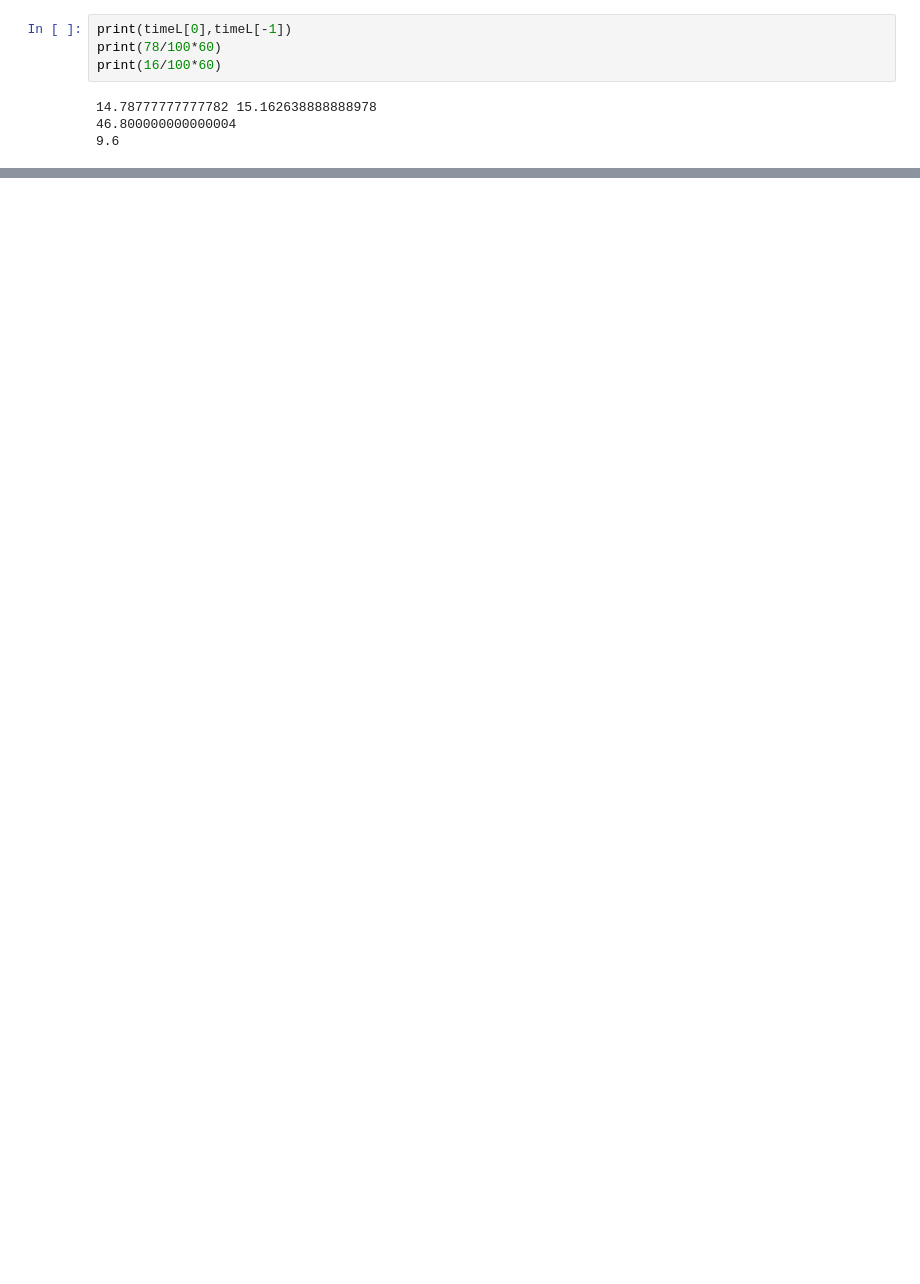
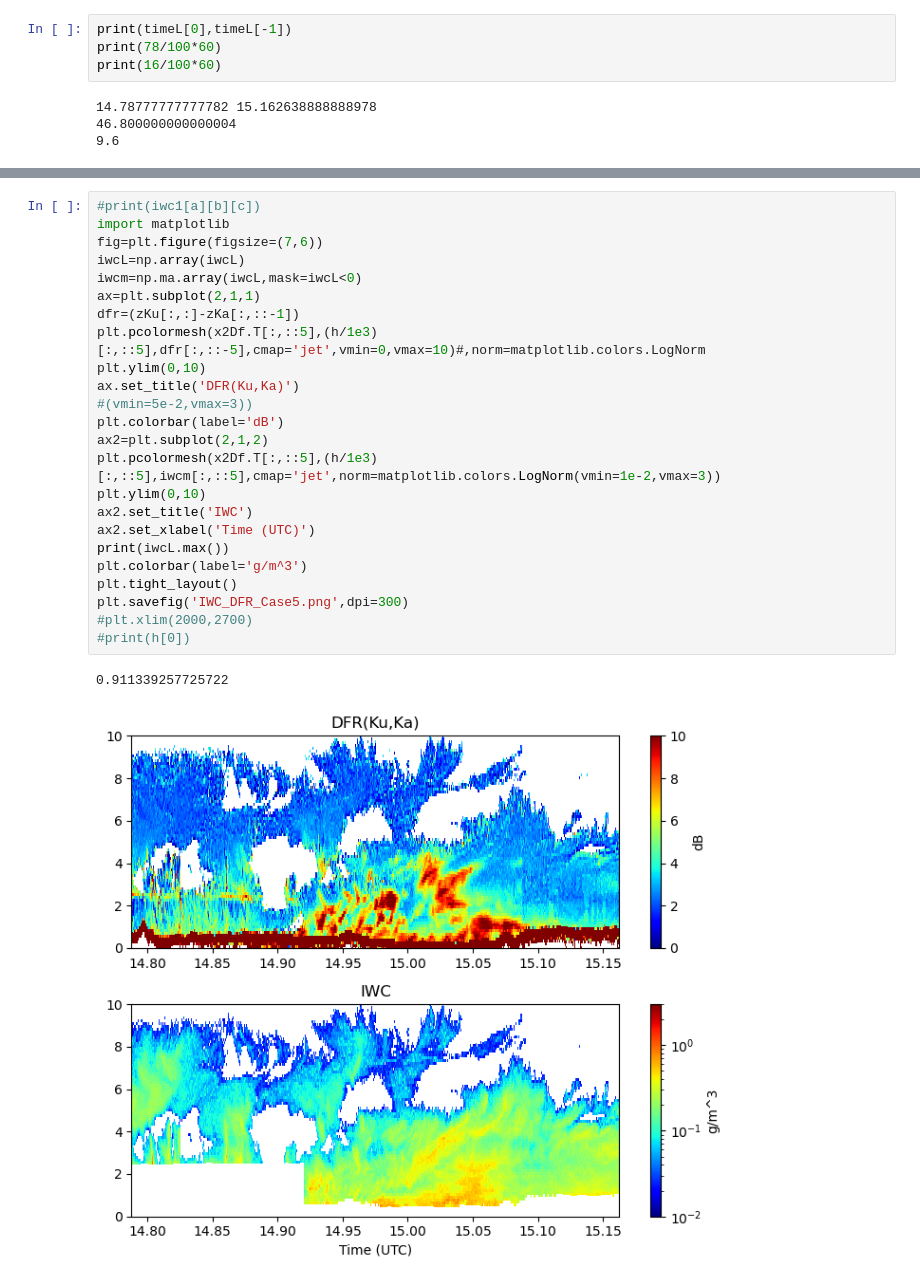
Before and after one commit to mgrecu35/aos, a Jupyter notebook: Synergy_KuW/airborne/readIMPACTS_Subset_Case5.ipynb, the cells around one changed output, grey strips where cells are left out. Cells and saved outputs as stored; diff of their text form; blank space fills up the shorter version.

```diff
--- a/Synergy_KuW/airborne/readIMPACTS_Subset_Case5.ipynb
+++ b/Synergy_KuW/airborne/readIMPACTS_Subset_Case5.ipynb
@@ -253,0 +282,27 @@ plt.pcolormesh(timeL,h[0,:],vdopKu_m[:,::-1].T,cmap='jet',vmin=-10,vmax=10)
+# %%
+#print(iwc1[a][b][c])
+import matplotlib
+fig=plt.figure(figsize=(7,6))
+iwcL=np.array(iwcL)
+iwcm=np.ma.array(iwcL,mask=iwcL<0)
+ax=plt.subplot(2,1,1)
+dfr=(zKu[:,:]-zKa[:,::-1])
+plt.pcolormesh(x2Df.T[:,::5],(h/1e3)[:,::5],dfr[:,::-5],cmap='jet',vmin=0,vmax=10)#,norm=matplotlib.colors.LogNorm
+plt.ylim(0,10)
+ax.set_title('DFR(Ku,Ka)')
+#(vmin=5e-2,vmax=3))
+plt.colorbar(label='dB')
+ax2=plt.subplot(2,1,2)
+plt.pcolormesh(x2Df.T[:,::5],(h/1e3)[:,::5],iwcm[:,::5],cmap='jet',norm=matplotlib.colors.LogNorm(vmin=1e-2,vmax=3))
+plt.ylim(0,10)
+ax2.set_title('IWC')
+ax2.set_xlabel('Time (UTC)')
+print(iwcL.max())
+plt.colorbar(label='g/m^3')
+plt.tight_layout()
+plt.savefig('IWC_DFR_Case5.png',dpi=300)
+#plt.xlim(2000,2700)
+#print(h[0])
+# %% [output]
+0.911339257725722
+[figure, added]
```
Also changed, not shown: parts of 10 cells of this notebook, 4 other files.
